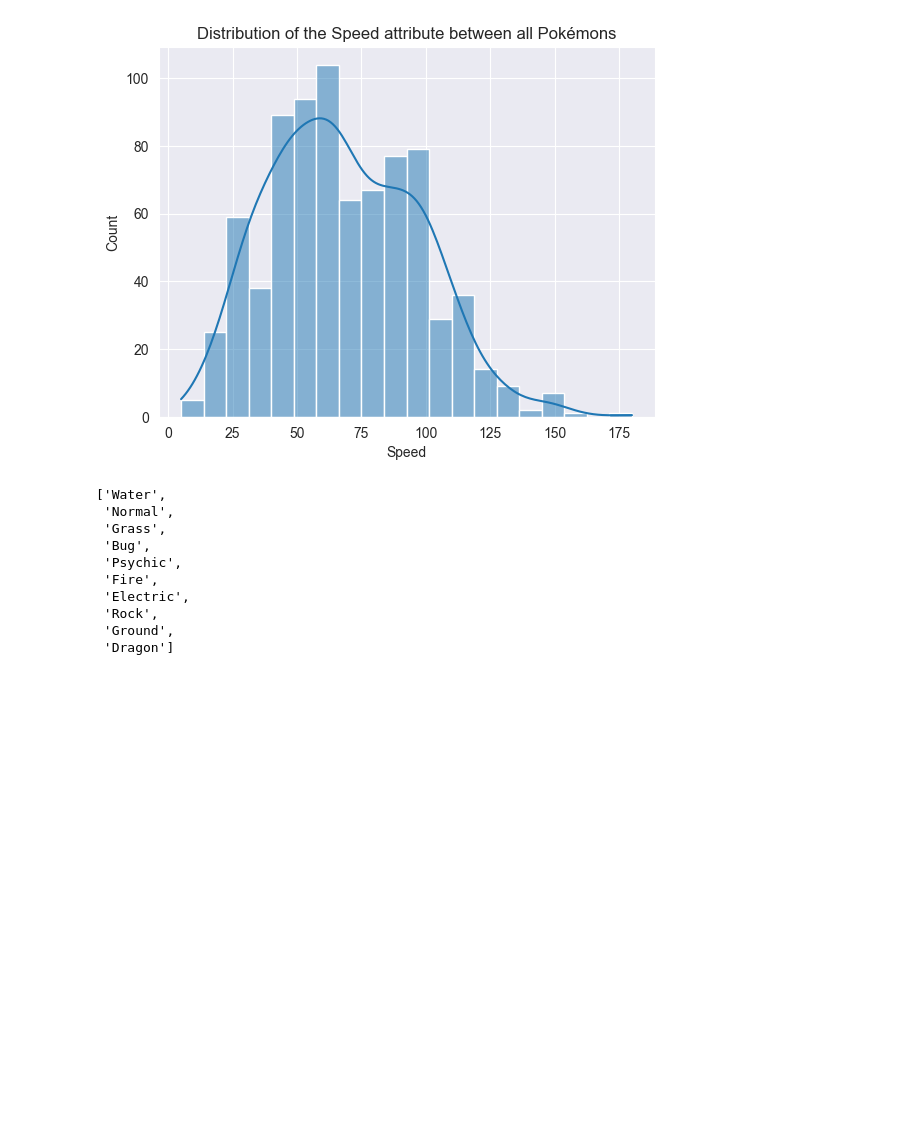
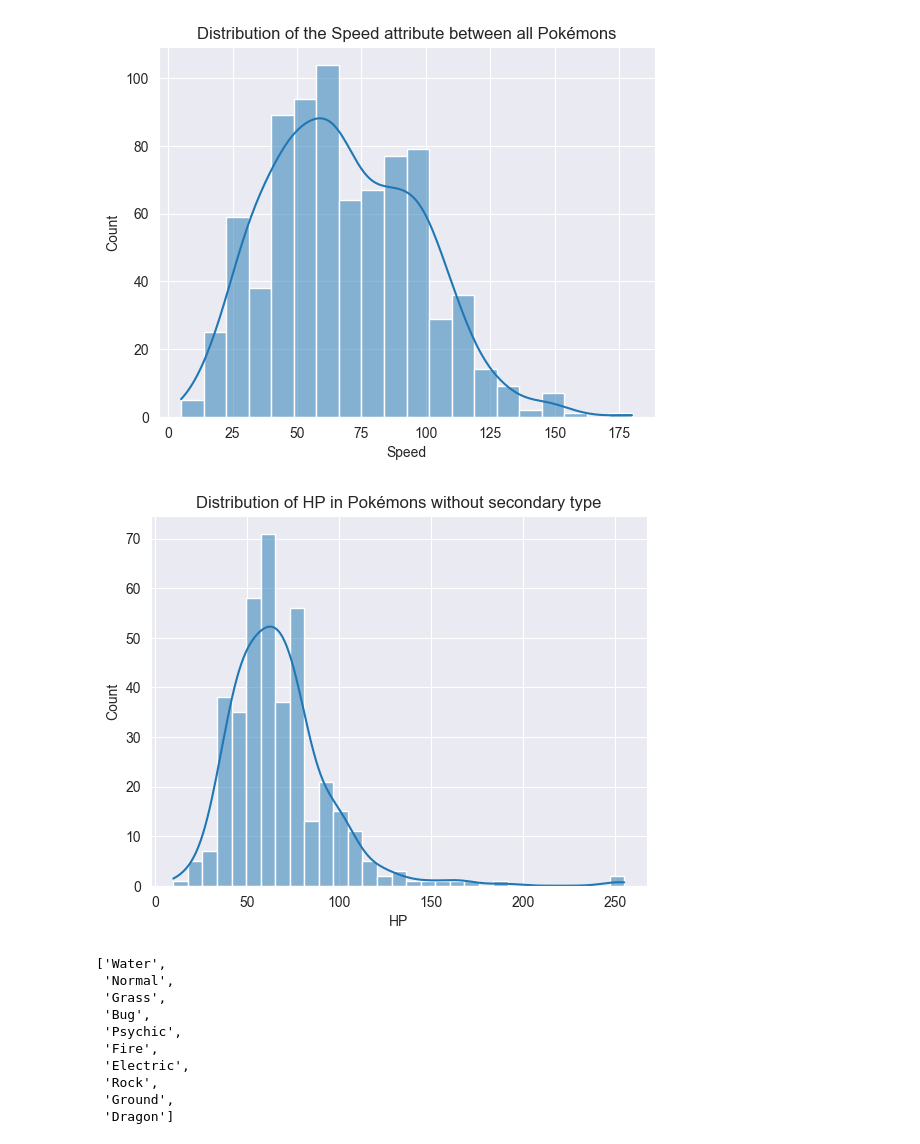
Before and after one commit to VideojogosLusofona/mlf_2025_lectures, a Jupyter notebook: lecture01/pokemons.ipynb, the cells around one changed output. Drawn from its saved outputs; the diff is of its cells as text; code cells hidden in the pictures; blank space fills up the shorter version.

```diff
--- a/lecture01/pokemons.ipynb
+++ b/lecture01/pokemons.ipynb
@@ -283,6 +283,11 @@ ax = sns.histplot(data=df, x="Speed", bins=20, kde=True)
 ax.set_title("Distribution of the Speed attribute between all Pokémons");
 # %% [output]
 [figure]
+# %%
+ax = sns.histplot(data=df[df["Type2"] == "None"], x="HP", kde=True)
+ax.set_title("Distribution of HP in Pokémons without secondary type");
+# %% [output]
+[figure, added]
 # %%
 # Get the 10 primary type categories with most Pokémons
 top_types = df["Type1"].value_counts().head(10).index
```
Also changed, not shown: parts of 1 cell of this notebook.
